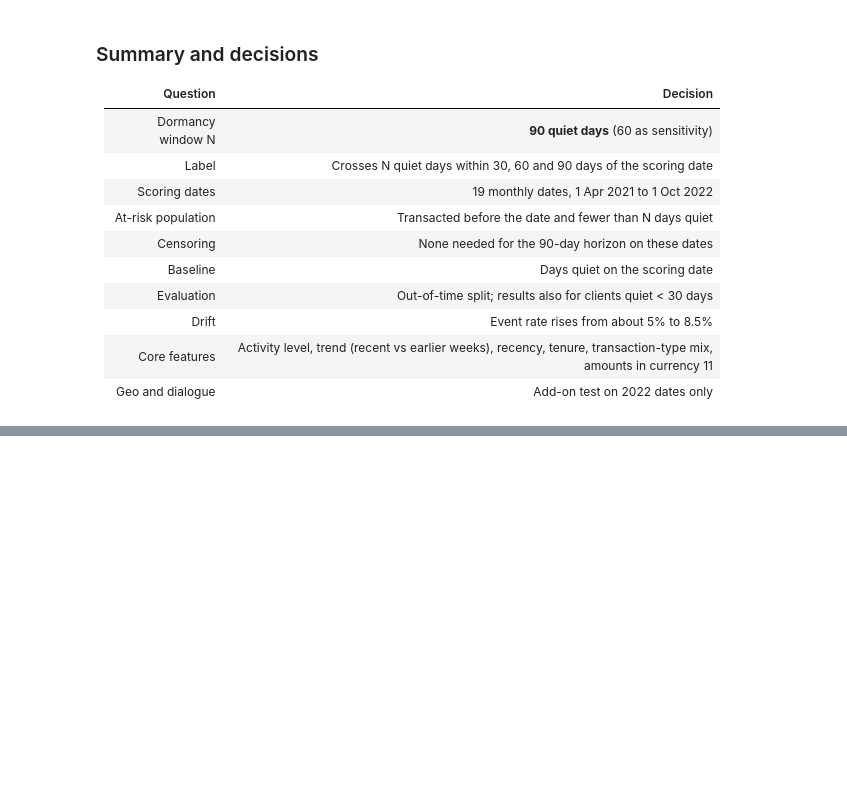
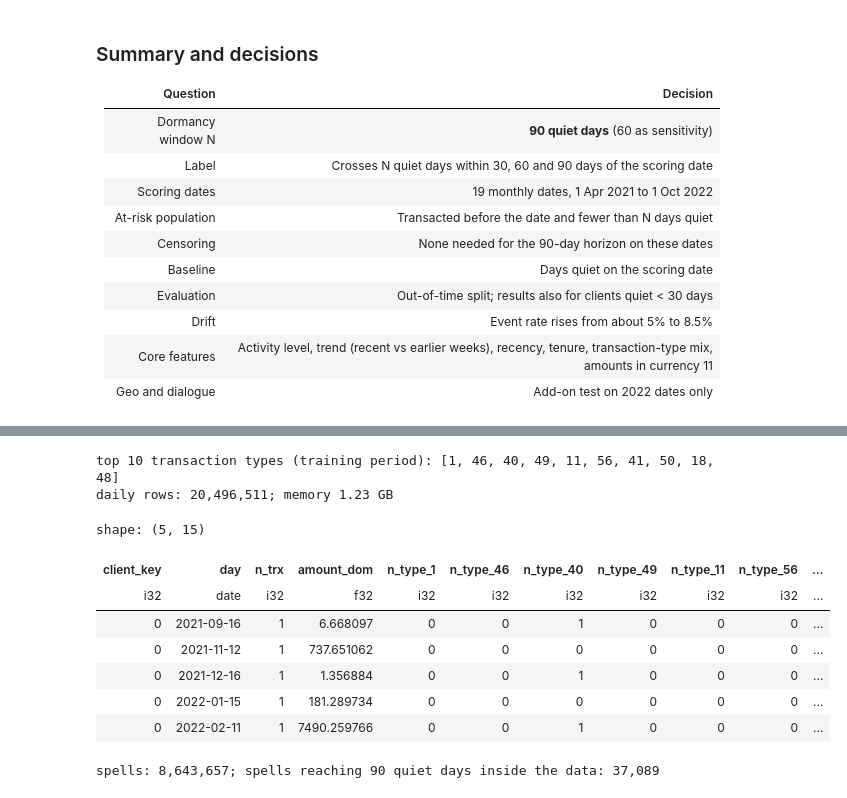
Before and after one commit to tintinWanyoike/084045_dsa_8401_capstone_project, a Jupyter notebook: notebook.ipynb, the cells around one changed output, grey strips where cells are left out. Drawn from its saved outputs; the diff is of its cells as text; code cells hidden in the pictures; blank space fills up the shorter version.

```diff
--- a/notebook.ipynb
+++ b/notebook.ipynb
@@ -1601,0 +1608,17 @@ embeddings are a stretch goal.
+# %%
+N = 90                                   # quiet days that define dormancy
+HORIZONS = (30, 60, 90)
+H = max(HORIZONS)
+LOOKBACK = 90                            # feature window
+LAST_DAY = date(2022, 12, 31)            # last observed day (local time)
+SCORING_DATES = [date(y, m, 1) for y in (2021, 2022) for m in range(1, 13)
+                 if date(2021, 4, 1) <= date(y, m, 1) <= date(2022, 10, 1)]
+GEO_FROM = date(2022, 3, 1)              # first date with a full 90 days of geo history
+
+
+def run(lf: pl.LazyFrame) -> pl.DataFrame:
+    return lf.collect(engine="streaming")
+
+
+trx = pl.scan_parquet(INTERIM / "trx_clean.parquet")
+print(f"{len(SCORING_DATES)} scoring dates, {SCORING_DATES[0]} to {SCORING_DATES[-1]}")
@@ -1601,0 +1730,50 @@ embeddings are a stretch goal.
+# %%
+TRAIN_END = date(2021, 11, 1)
+top_types = (run(trx.filter(pl.col("event_time_local") < pl.lit(TRAIN_END))
+                 .group_by("event_type").agg(pl.len().alias("rows")))
+             .sort("rows", descending=True).head(10)["event_type"].to_list())
+print("top 10 transaction types (training period):", top_types)
+
+DOMESTIC = 11
+daily = run(
+    trx.with_columns(pl.col("event_time_local").dt.date().alias("day"))
+    .group_by("client_key", "day")
+    .agg(
+        pl.len().cast(pl.Int32).alias("n_trx"),
+        pl.col("amount").filter(pl.col("currency") == DOMESTIC).sum().alias("amount_dom"),
+        *[(pl.col("event_type") == k).sum().cast(pl.Int32).alias(f"n_type_{k}") for k in top_types],
+        (~pl.col("event_type").is_in(top_types)).sum().cast(pl.Int32).alias("n_type_other"),
+    )
+    .sort("client_key", "day")
+)
+daily.write_parquet(INTERIM / "daily_activity.parquet")
+print(f"daily rows: {daily.height:,}; memory {daily.estimated_size() / 1e9:.2f} GB")
+daily.head()
+# %% [output]
+top 10 transaction types (training period): [1, 46, 40, 49, 11, 56, 41, 50, 18, 48]
+daily rows: 20,496,511; memory 1.23 GB
+shape: (5, 15)
+| client_key | day | n_trx | amount_dom | n_type_1 | n_type_46 | n_type_40 | n_type_49 | n_type_11 | n_type_56 | ... |
+| i32 | date | i32 | f32 | i32 | i32 | i32 | i32 | i32 | i32 | ... |
+| 0 | 2021-09-16 | 1 | 6.668097 | 0 | 0 | 1 | 0 | 0 | 0 | ... |
+| 0 | 2021-11-12 | 1 | 737.651062 | 0 | 0 | 0 | 0 | 0 | 0 | ... |
+| 0 | 2021-12-16 | 1 | 1.356884 | 0 | 0 | 1 | 0 | 0 | 0 | ... |
+| 0 | 2022-01-15 | 1 | 181.289734 | 0 | 0 | 0 | 0 | 0 | 0 | ... |
+| 0 | 2022-02-11 | 1 | 7490.259766 | 0 | 0 | 1 | 0 | 0 | 0 | ... |
+# %%
+END = LAST_DAY + timedelta(days=1)
+spells = (
+    daily.select("client_key", "day")
+    .with_columns(pl.col("day").shift(-1).over("client_key").alias("next_day"))
+    .with_columns(((pl.coalesce("next_day", pl.lit(END)) - pl.col("day")).dt.total_days() - 1).alias("inactive_days"))
+    .rename({"day": "start"})
+    .filter(pl.col("inactive_days") > 0)
+)
+# Day on which each spell reaches N quiet days (only if that day is inside the data)
+crossings = (spells.filter(pl.col("inactive_days") >= N)
+             .with_columns((pl.col("start") + pl.duration(days=N)).alias("cross_day"))
+             .filter(pl.col("cross_day") <= pl.lit(LAST_DAY))
+             .select("client_key", "cross_day").sort("client_key", "cross_day"))
+print(f"spells: {spells.height:,}; spells reaching {N} quiet days inside the data: {crossings.height:,}")
+# %% [output]
+spells: 8,643,657; spells reaching 90 quiet days inside the data: 37,089
```
Also changed, not shown: parts of 41 cells of this notebook, 1 other file.
